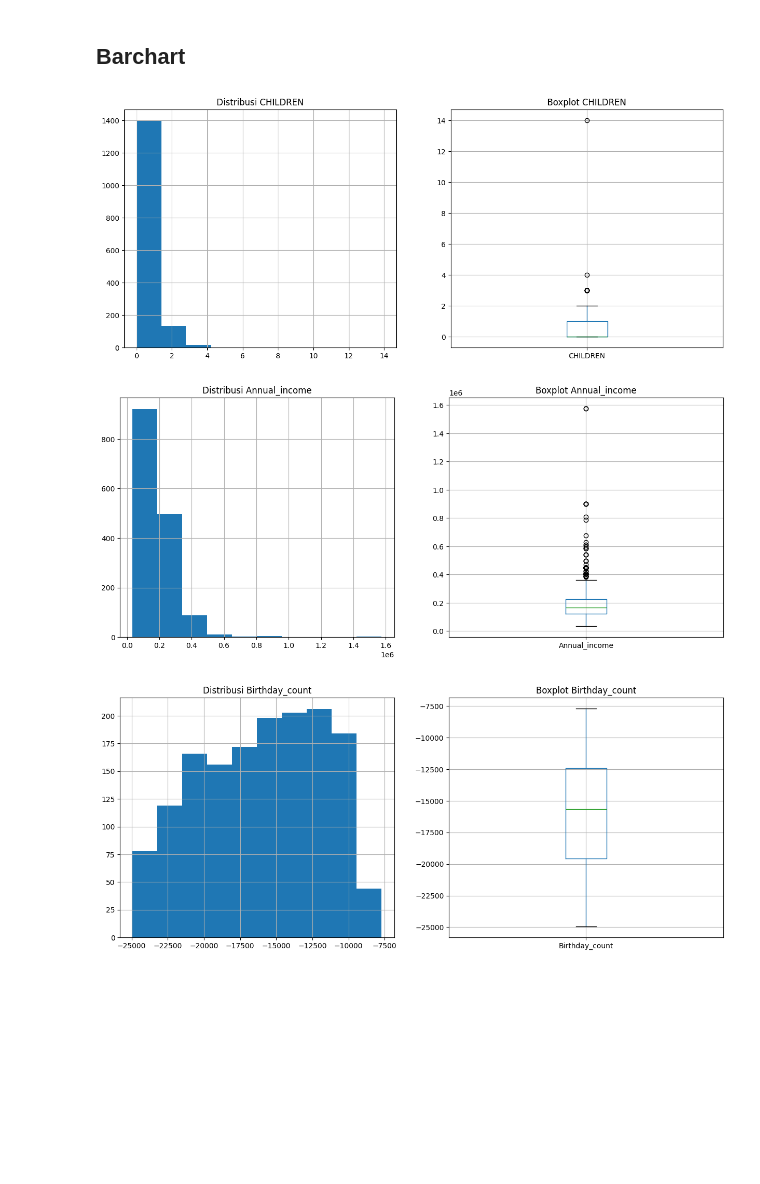
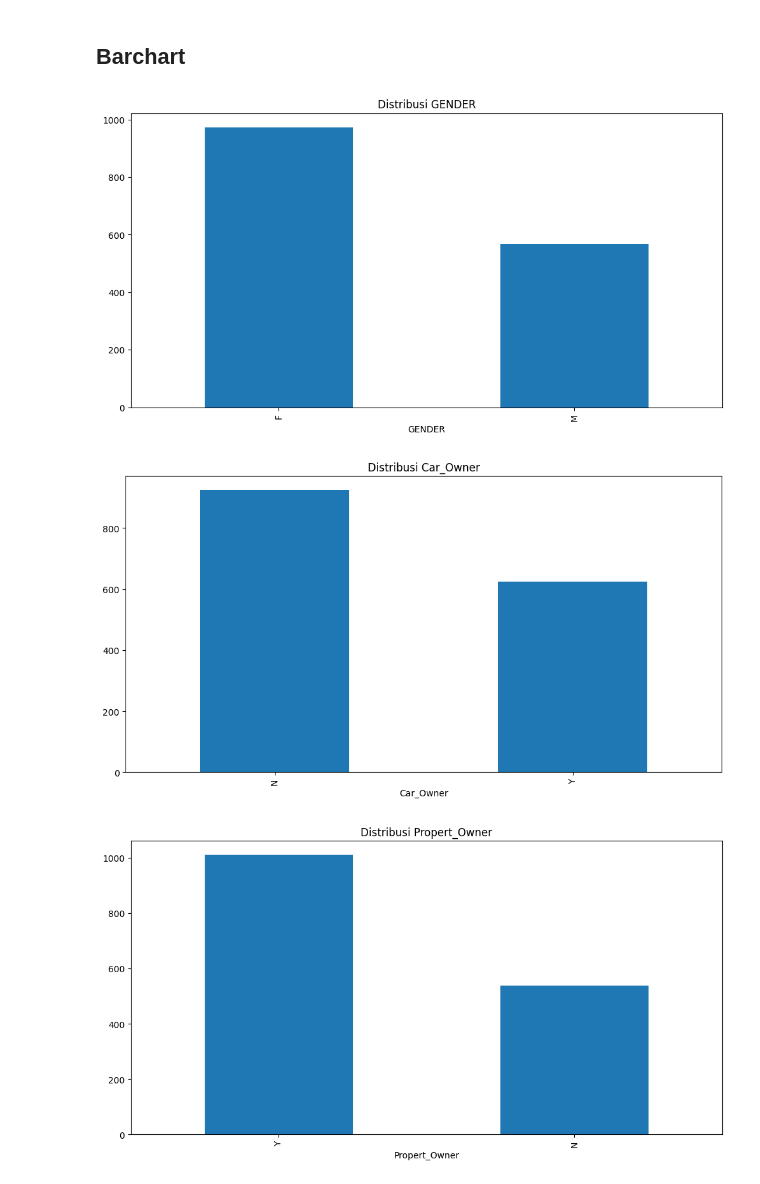
Before and after one commit to DaffaElgo/Iconic_2024, a Jupyter notebook: Code/Visualisasi.ipynb, the cells around one changed output. Cells and saved outputs as stored; diff of their text form; code cells hidden in the pictures; blank space fills up the shorter version.

```diff
--- a/Code/Visualisasi.ipynb
+++ b/Code/Visualisasi.ipynb
@@ -128,0 +111,11 @@ categorical_features = data.select_dtypes(include=['object', 'category']).column
+# %%
+# Visualisasi distribusi data numerik dan boxplotnya yang hasilnya jejeran.
+for feature in numerical_features:
+    plt.figure(figsize=(15,6))
+    plt.subplot(1, 2, 1)
+    data[feature].hist()
+    plt.title('Distribusi ' + feature)
+    plt.subplot(1, 2, 2)
+    data.boxplot(column=feature)
+    plt.title('Boxplot ' + feature)
+    plt.show()
@@ -129,17 +128,13 @@ categorical_features = data.select_dtypes(include=['object', 'category']).column
 # %% [markdown]
 ## Barchart
 # %%
-# Visualisasi distribusi data numerik dan boxplotnya yang hasilnya jejeran.
-for feature in numerical_features:
-    plt.figure(figsize=(15,6))
-    plt.subplot(1, 2, 1)
-    data[feature].hist()
+# Membuat barchart untuk data kategorik
+for feature in categorical_features:
+    plt.figure(figsize=(12,6))
+    data[feature].value_counts().plot(kind='bar')
     plt.title('Distribusi ' + feature)
-    plt.subplot(1, 2, 2)
-    data.boxplot(column=feature)
-    plt.title('Boxplot ' + feature)
     plt.show()
 # %% [output]
-[figure, old version]
+[figure, new version]
-[figure, old version]
+[figure, new version]
-[figure, old version]
+[figure, new version]
```
Also changed, not shown: parts of 21 cells of this notebook, 1 other file.
